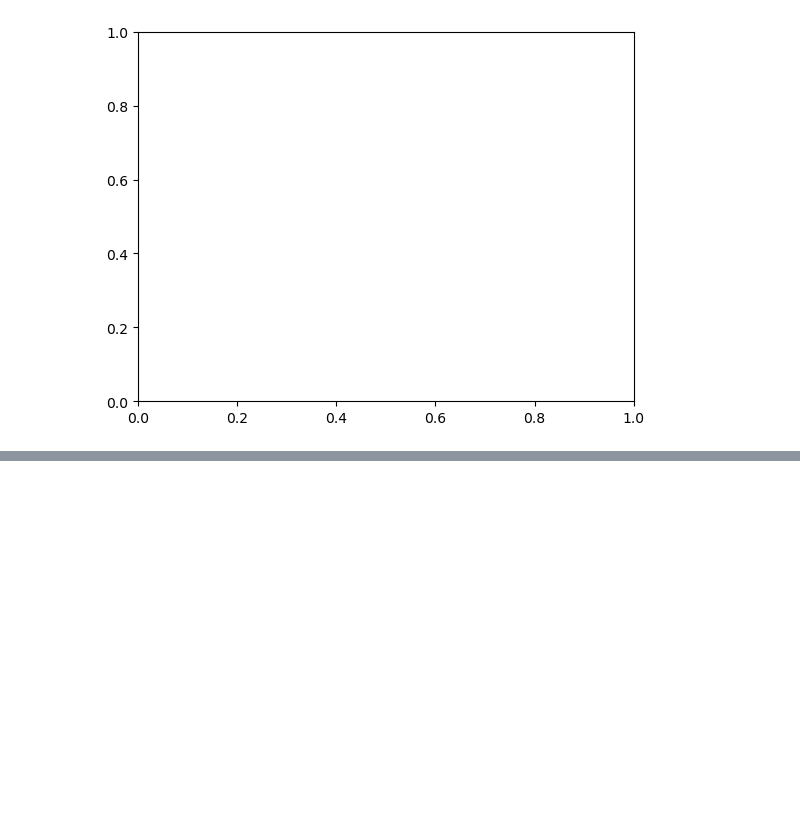
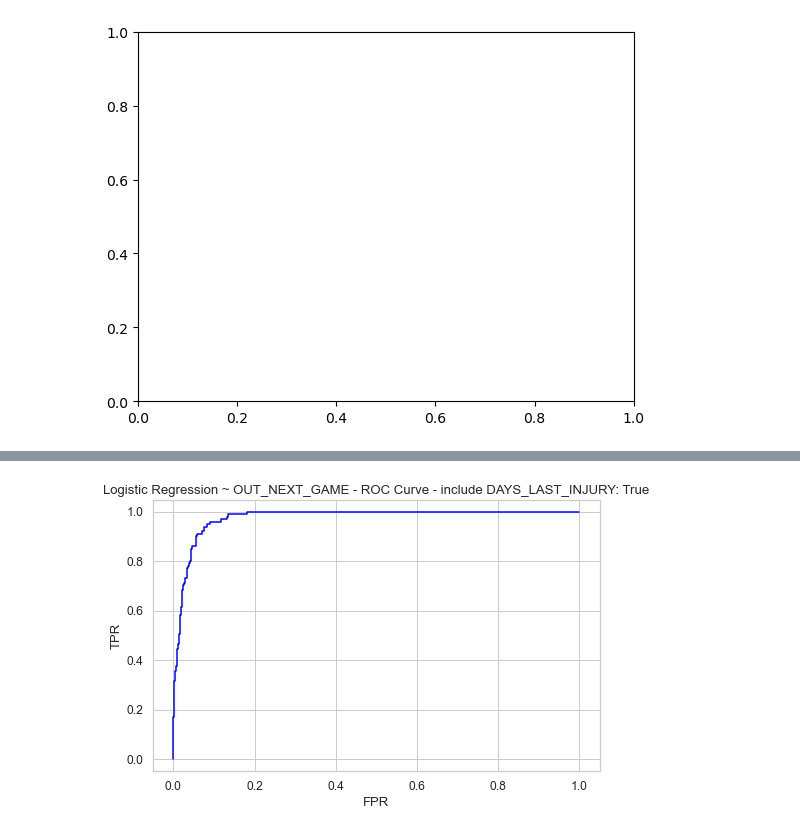
Before and after one commit to NadeemPatel2019/MSDS-456-final-project, a Jupyter notebook: nba_game_logs_eda_2021-22.ipynb, the cells around one changed output, grey strips where cells are left out. Saved outputs shown, nothing was run; the diff lists cells and outputs as text; code cells hidden in the pictures; blank space fills up the shorter version.

```diff
--- a/nba_game_logs_eda_2021-22.ipynb
+++ b/nba_game_logs_eda_2021-22.ipynb
@@ -734,0 +524,12 @@ TIMES SAT NEXT GAME WHILE UNDER RUNNING HOT THRESHOLD (50) (*NOT* RECOMMENDED BY
+# %%
+# create ROC curve
+fpr, tpr, _ = roc_curve(Y_test, y_pred_proba)
+
+plt.plot(fpr,tpr, color="blue")
+plt.title('Logistic Regression ~ OUT_NEXT_GAME - ROC Curve - include DAYS_LAST_INJURY: ' +
+    str(not REMOVE_DAYS_LAST_INJURY))
+plt.ylabel('TPR')
+plt.xlabel('FPR')
+plt.show()
+# %% [output]
+[figure, added]
```
Also changed, not shown: parts of 36 cells of this notebook.
